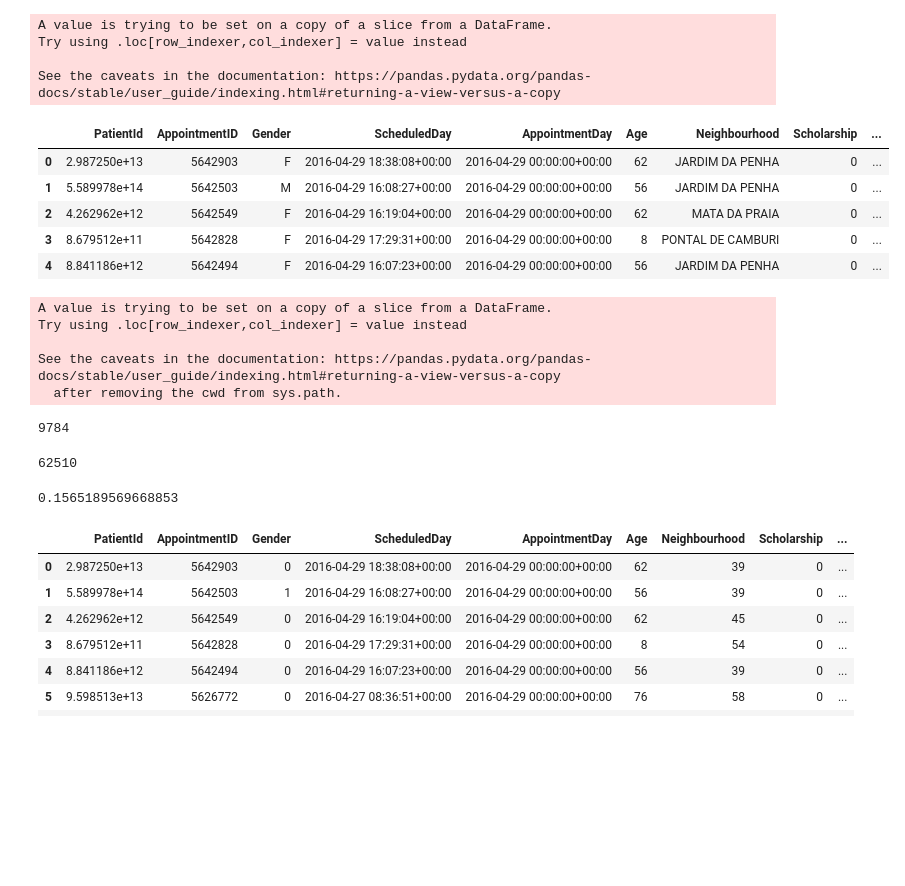
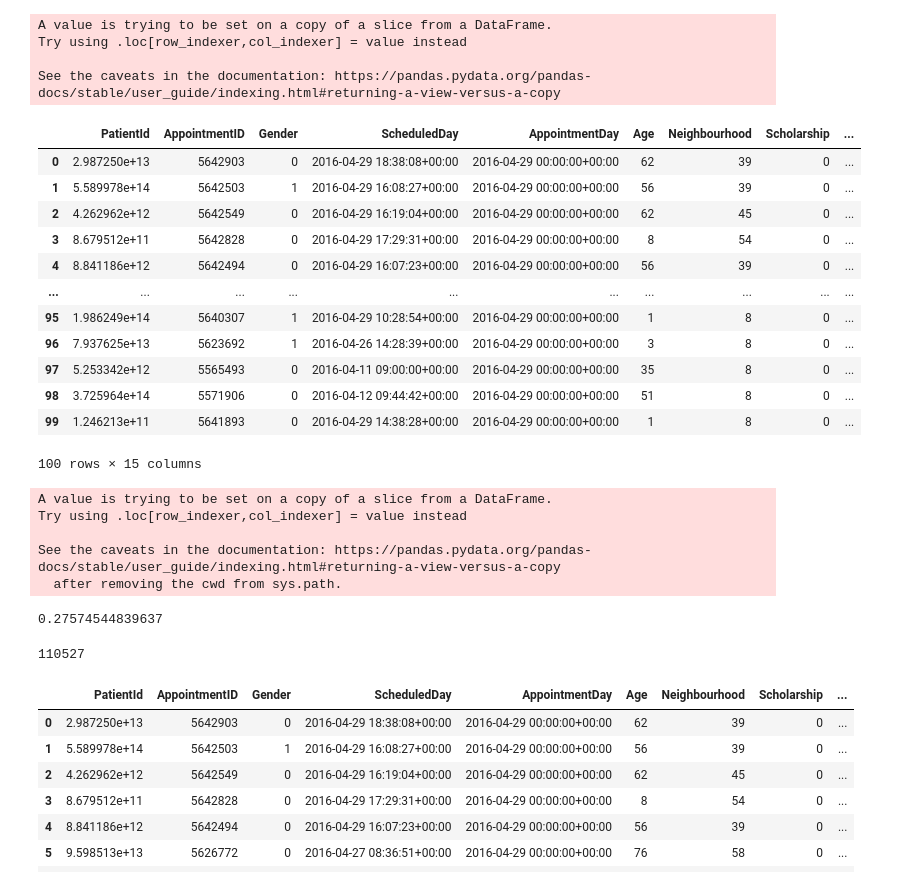
Before and after one commit to itimes-digital/Bootcamp-Analista-de-Machine-Learning-IGTI, a Jupyter notebook: trabalho_pratico_MPT_modelo_02.ipynb, the cells around one changed output. Drawn from its saved outputs; the diff is of its cells as text; code cells hidden in the pictures; blank space fills up the shorter version.

```diff
--- a/trabalho_pratico_MPT_modelo_02.ipynb
+++ b/trabalho_pratico_MPT_modelo_02.ipynb
@@ -269,14 +282,21 @@ Try using .loc[row_indexer,col_indexer] = value instead
 
 See the caveats in the documentation: https://pandas.pydata.org/pandas-docs/stable/user_guide/indexing.html#returning-a-view-versus-a-copy
 # %%
-df_consultas_filtrado.head()
+df_consultas_filtrado.head(100)
 # %% [output]
 |  | PatientId | AppointmentID | Gender | ScheduledDay | AppointmentDay | Age | Neighbourhood | Scholarship | ... |
-| 0 | 2.987250e+13 | 5642903 | F | 2016-04-29 18:38:08+00:00 | 2016-04-29 00:00:00+00:00 | 62 | JARDIM DA PENHA | 0 | ... |
-| 1 | 5.589978e+14 | 5642503 | M | 2016-04-29 16:08:27+00:00 | 2016-04-29 00:00:00+00:00 | 56 | JARDIM DA PENHA | 0 | ... |
-| 2 | 4.262962e+12 | 5642549 | F | 2016-04-29 16:19:04+00:00 | 2016-04-29 00:00:00+00:00 | 62 | MATA DA PRAIA | 0 | ... |
-| 3 | 8.679512e+11 | 5642828 | F | 2016-04-29 17:29:31+00:00 | 2016-04-29 00:00:00+00:00 | 8 | PONTAL DE CAMBURI | 0 | ... |
-| 4 | 8.841186e+12 | 5642494 | F | 2016-04-29 16:07:23+00:00 | 2016-04-29 00:00:00+00:00 | 56 | JARDIM DA PENHA | 0 | ... |
+| 0 | 2.987250e+13 | 5642903 | 0 | 2016-04-29 18:38:08+00:00 | 2016-04-29 00:00:00+00:00 | 62 | 39 | 0 | ... |
+| 1 | 5.589978e+14 | 5642503 | 1 | 2016-04-29 16:08:27+00:00 | 2016-04-29 00:00:00+00:00 | 56 | 39 | 0 | ... |
+| 2 | 4.262962e+12 | 5642549 | 0 | 2016-04-29 16:19:04+00:00 | 2016-04-29 00:00:00+00:00 | 62 | 45 | 0 | ... |
+| 3 | 8.679512e+11 | 5642828 | 0 | 2016-04-29 17:29:31+00:00 | 2016-04-29 00:00:00+00:00 | 8 | 54 | 0 | ... |
+| 4 | 8.841186e+12 | 5642494 | 0 | 2016-04-29 16:07:23+00:00 | 2016-04-29 00:00:00+00:00 | 56 | 39 | 0 | ... |
+| ... | ... | ... | ... | ... | ... | ... | ... | ... | ... |
+| 95 | 1.986249e+14 | 5640307 | 1 | 2016-04-29 10:28:54+00:00 | 2016-04-29 00:00:00+00:00 | 1 | 8 | 0 | ... |
+| 96 | 7.937625e+13 | 5623692 | 1 | 2016-04-26 14:28:39+00:00 | 2016-04-29 00:00:00+00:00 | 3 | 8 | 0 | ... |
+| 97 | 5.253342e+12 | 5565493 | 0 | 2016-04-11 09:00:00+00:00 | 2016-04-29 00:00:00+00:00 | 35 | 8 | 0 | ... |
+| 98 | 3.725964e+14 | 5571906 | 0 | 2016-04-12 09:44:42+00:00 | 2016-04-29 00:00:00+00:00 | 51 | 8 | 0 | ... |
+| 99 | 1.246213e+11 | 5641893 | 0 | 2016-04-29 14:38:28+00:00 | 2016-04-29 00:00:00+00:00 | 1 | 8 | 0 | ... |
+100 rows × 15 columns
 # %%
 #aplicando a transformação para os dados categóricos
 categoricas=['Neighbourhood','Gender','No-show']
@@ -288,21 +308,14 @@ Try using .loc[row_indexer,col_indexer] = value instead
 
 See the caveats in the documentation: https://pandas.pydata.org/pandas-docs/stable/user_guide/indexing.html#returning-a-view-versus-a-copy
   after removing the cwd from sys.path.
-# %%
-#aplicando a transformação para os dados categóricos
-colunas_sms_noshow=['SMS_received','No-show']
-df_consultas_sms_noshow = df_consultas[colunas_sms_noshow]
-len(df_consultas_sms_noshow.query('SMS_received == 1').query('`No-show` == "Yes"'))
-# %% [output]
-9784
 # %%
-len(df_consultas_sms_noshow.query('SMS_received == 0').query('`No-show` == "No"'))
+len(df_consultas_filtrado.query('SMS_received == 1').query('`No-show` == 1')) / len(df_consultas_filtrado.query('SMS_received == 1'))
 # %% [output]
-62510
+0.27574544839637
-# %%
-len(df_consultas_sms_noshow.query('SMS_received == 1').query('`No-show` == "Yes"')) / len(df_consultas_sms_noshow.query('SMS_received == 0').query('`No-show` == "No"'))
-# %% [output]
-0.1565189569668853
+# %%
+len(df_consultas_sms_noshow)
+# %% [output]
+110527
 # %%
 df_consultas_filtrado.head(8)
 # %% [output]
```
Also changed, not shown: parts of 11 cells of this notebook.
